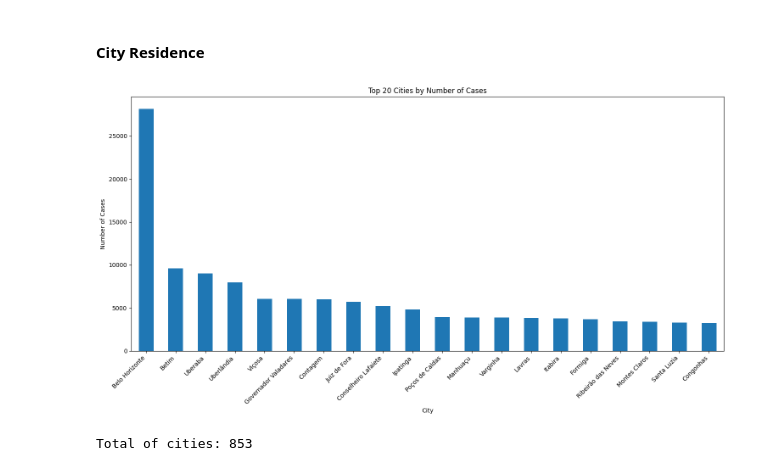
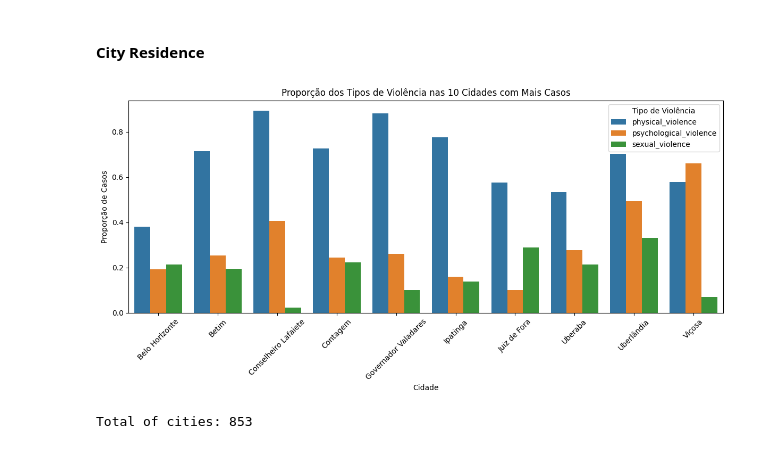
Before and after one commit to gribeiros/TCC-MBA, a Jupyter notebook: notebooks/main_violencia_mulheres_ses.ipynb, the cells around one changed output. Cells and saved outputs as stored; diff of their text form; code cells hidden in the pictures.

```diff
--- a/notebooks/main_violencia_mulheres_ses.ipynb
+++ b/notebooks/main_violencia_mulheres_ses.ipynb
@@ -281,18 +300,30 @@ main['race'].value_counts().plot(kind='bar', title='Distribuição por Raça')
 [figure]
 # %% [markdown]
 #### City Residence
-# %%
-# Get value counts and create a bar plot
-plt.figure(figsize=(15, 8))
-city_counts = main['city_residence'].value_counts().head(20)
-city_counts.plot(kind='bar')
-plt.title('Top 20 Cities by Number of Cases')
-plt.xlabel('City')
-plt.ylabel('Number of Cases')
-plt.xticks(rotation=45, ha='right')
-plt.tight_layout()
-# %% [output]
-[figure, removed]
+# %%
+
+top_10_cities = main['city_residence'].value_counts().head(10).index
+df_top_cities = main[main['city_residence'].isin(top_10_cities)]
+violence_props = df_top_cities.groupby('city_residence')[['physical_violence', 'psychological_violence', 'sexual_violence']].apply(
+    lambda x: (x == 'Sim').mean()
+).reset_index()
+melted_props = violence_props.melt(id_vars='city_residence', var_name='Tipo de Violência', value_name='Proporção')
+
+plt.figure(figsize=(12, 6))
+sns.barplot(
+    data=melted_props,
+    x='city_residence',
+    y='Proporção',
+    hue='Tipo de Violência'
+)
+plt.title('Proporção dos Tipos de Violência nas 10 Cidades com Mais Casos')
+plt.xlabel('Cidade')
+plt.ylabel('Proporção de Casos')
+plt.xticks(rotation=45)
+plt.tight_layout()
+plt.show()
+# %% [output]
+[figure, added]
 # %%
 city_categories = main['city_residence'].dropna().unique()
 print(f"Total of cities: {len(city_categories)}")
```
Also changed, not shown: parts of 12 cells of this notebook.
